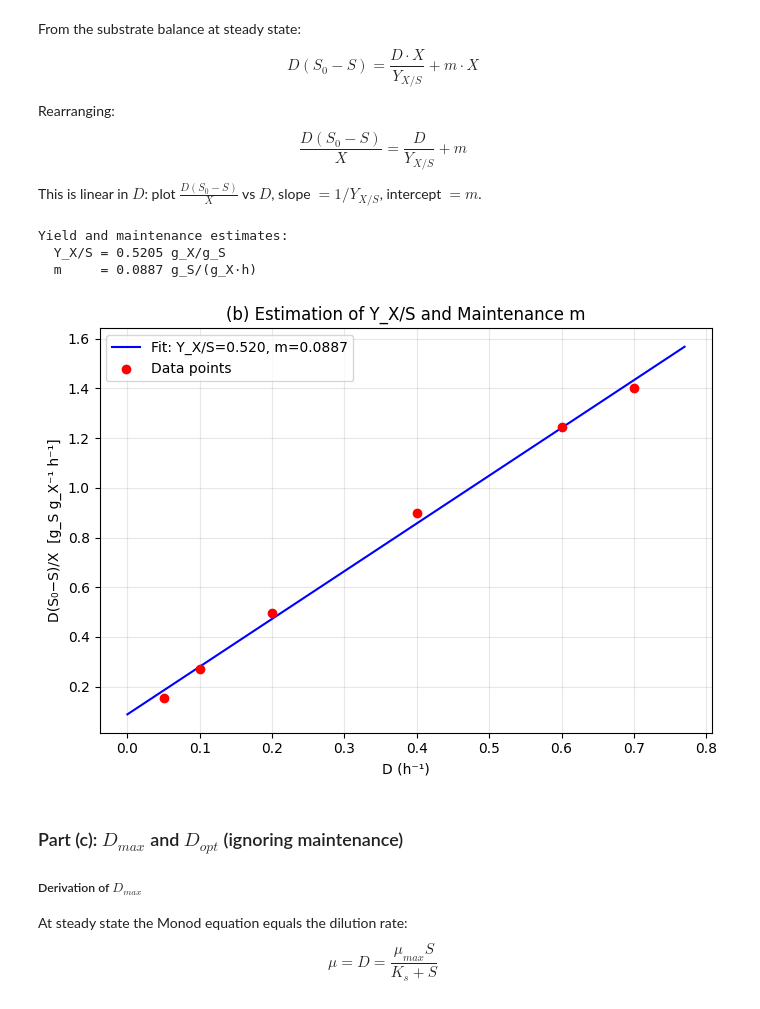
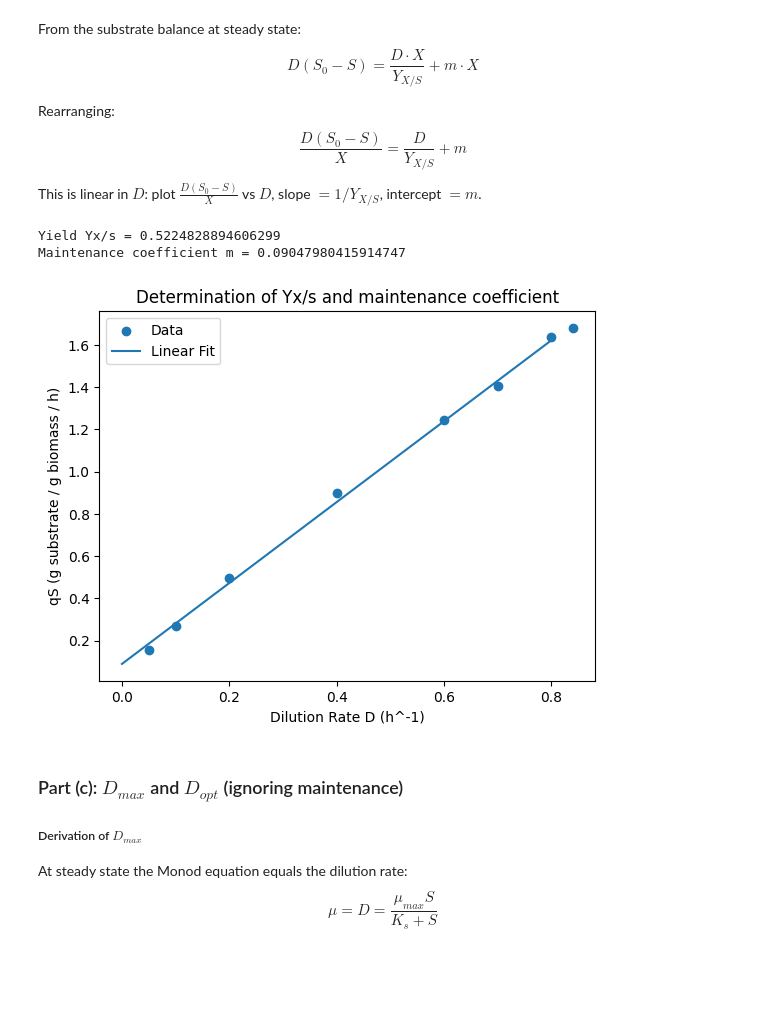
Before and after one commit to Noah-Paga/Bioreactor-mod-simulation, a Jupyter notebook: Project_2/Ex_4.ipynb, the cells around one changed output. Saved outputs shown, nothing was run; the diff lists cells and outputs as text; code cells hidden in the pictures; blank space fills up the shorter version.

```diff
--- a/Project_2/Ex_4.ipynb
+++ b/Project_2/Ex_4.ipynb
@@ -135,35 +109,35 @@ $$\frac{D(S_0 - S)}{X} = \frac{D}{Y_{X/S}} + m$$
 
 This is linear in $D$: plot $\frac{D(S_0-S)}{X}$ vs $D$, slope $= 1/Y_{X/S}$, intercept $= m$.
 # %%
-#(b) Yield and maintenance:
-q_s = D_fit * (S0 - S_fit) / X_fit   # specific substrate uptake rate [g_S / g_X / h]
+# Calculate specific substrate uptake rate
+qS = D*(S0 - S)/X
 
-# Linear regression: q_s = D / Y_XS + m
-coeffs_b = np.polyfit(D_fit, q_s, 1)
-Y_XS = 1.0 / coeffs_b[0]
-m_maint = coeffs_b[1]
+# Linear regression
+slope, intercept, r_value, p_value, std_err = linregress(D, qS)
 
-print(f"Yield and maintenance estimates:")
-print(f"  Y_X/S = {Y_XS:.4f} g_X/g_S")
-print(f"  m     = {m_maint:.4f} g_S/(g_X·h)")
+Yxs = 1/slope
+m = intercept
 
-fig, ax = plt.subplots(figsize=(7, 5))
-D_line = np.linspace(0, max(D_fit)*1.1, 200)
-ax.plot(D_line, np.polyval(coeffs_b, D_line), 'b-', label=f'Fit: Y_X/S={Y_XS:.3f}, m={m_maint:.4f}')
-ax.scatter(D_fit, q_s, color='red', zorder=5, label='Data points')
-ax.set_xlabel('D (h⁻¹)')
-ax.set_ylabel('D(S₀−S)/X  [g_S g_X⁻¹ h⁻¹]')
-ax.set_title('(b) Estimation of Y_X/S and Maintenance m')
-ax.legend()
-ax.grid(True, alpha=0.3)
-plt.tight_layout()
-plt.savefig(r'C:\Users\noah2\OneDrive\Documents\GitHub\Projects\Bioreactor-mod-simulation\Project_2\Images\ex4_part_B.png', dpi=150, bbox_inches='tight')
+print("Yield Yx/s =", Yxs)
+print("Maintenance coefficient m =", m)
+
+# Plot qS vs D
+plt.scatter(D, qS, label="Data")
+
+Dfit = np.linspace(0,0.8,100)
+qfit = slope*Dfit + intercept
+
+plt.plot(Dfit, qfit, label="Linear Fit")
+
+plt.xlabel("Dilution Rate D (h^-1)")
+plt.ylabel("qS (g substrate / g biomass / h)")
+plt.title("Determination of Yx/s and maintenance coefficient")
+plt.legend()
 plt.show()
 # %% [output]
-Yield and maintenance estimates:
-  Y_X/S = 0.5205 g_X/g_S
-  m     = 0.0887 g_S/(g_X·h)
+Yield Yx/s = 0.5224828894606299
+Maintenance coefficient m = 0.09047980415914747
-[figure, old version]
+[figure, new version]
 # %% [markdown]
 ### Part (c): $D_{max}$ and $D_{opt}$ (ignoring maintenance)
 
```
Also changed, not shown: parts of 10 cells of this notebook.
